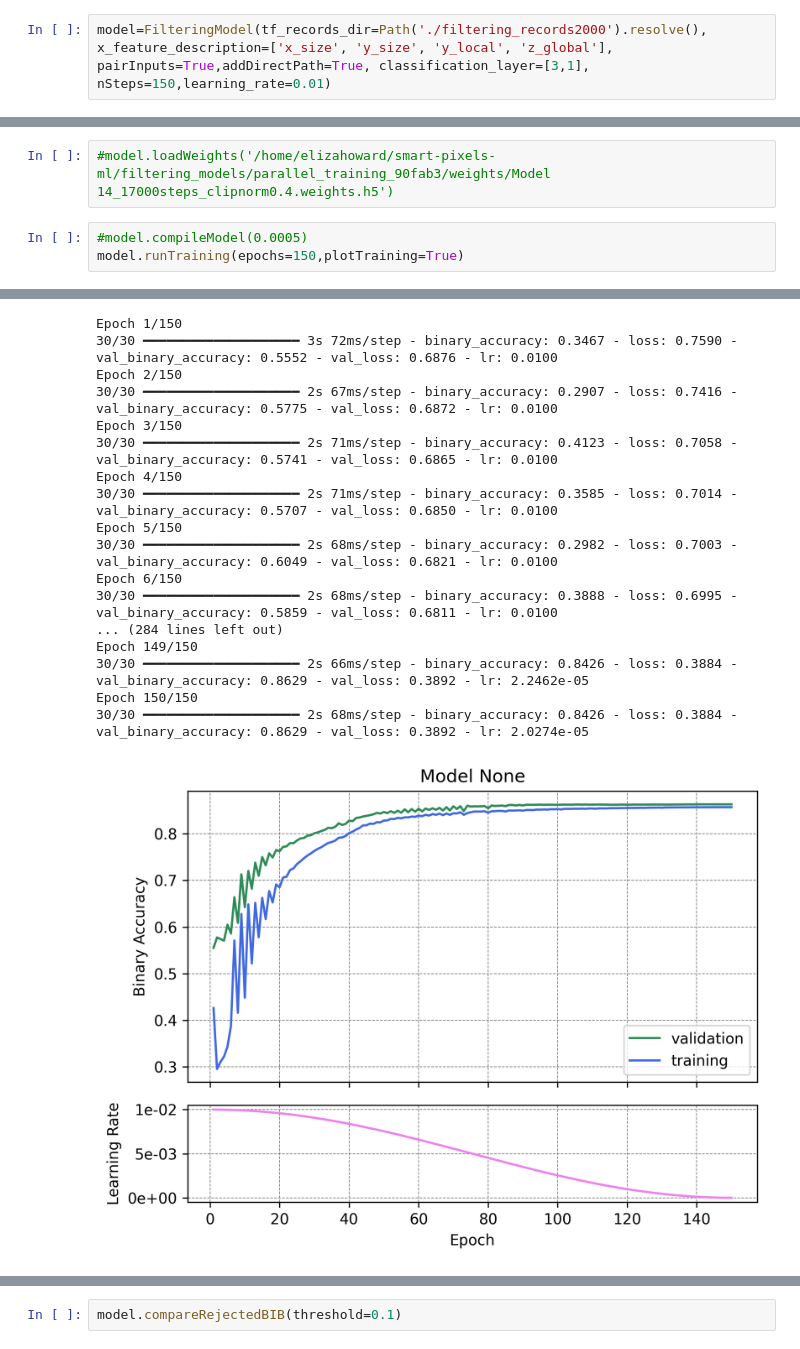
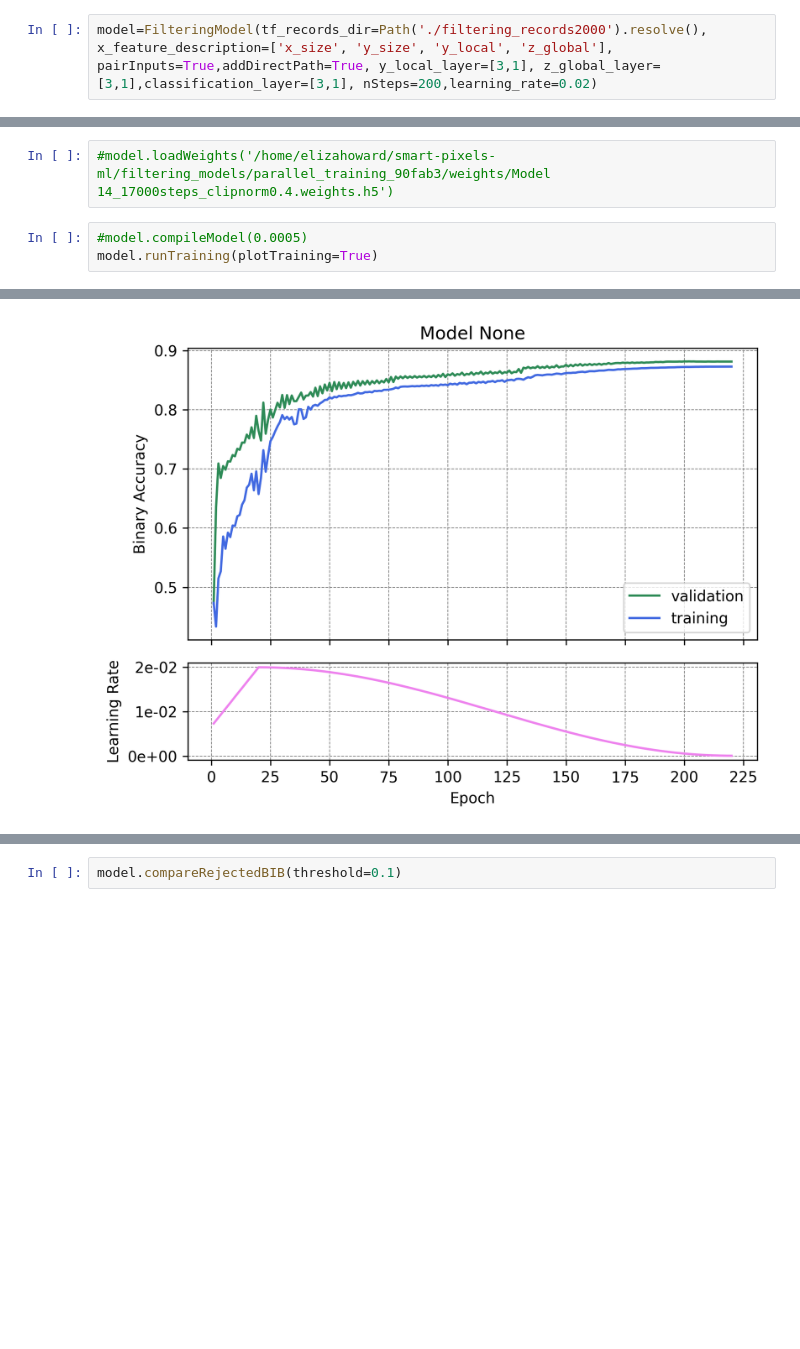
Before and after one commit to elizahoward/smart-pixels-ml, a Jupyter notebook: filtering_models/train_filtering_models.ipynb, the cells around one changed output, grey strips where cells are left out. Cells and saved outputs as stored; diff of their text form; blank space fills up the shorter version.

```diff
--- a/filtering_models/train_filtering_models.ipynb
+++ b/filtering_models/train_filtering_models.ipynb
@@ -16,5 +16,5 @@ E0000 00:00:1747347278.556109 3568624 cuda_blas.cc:1418] Unable to register cuBL
 To enable the following instructions: AVX2 AVX512F AVX512_VNNI FMA, in other operations, rebuild TensorFlow with the appropriate compiler flags.
 # %%
-model=FilteringModel(tf_records_dir=Path('./filtering_records2000').resolve(), x_feature_description=['x_size', 'y_size', 'y_local', 'z_global'], pairInputs=True,addDirectPath=True, classification_layer=[3,1], nSteps=150,learning_rate=0.01)
+model=FilteringModel(tf_records_dir=Path('./filtering_records2000').resolve(), x_feature_description=['x_size', 'y_size', 'y_local', 'z_global'], pairInputs=True,addDirectPath=True, y_local_layer=[3,1], z_global_layer=[3,1],classification_layer=[3,1], nSteps=200,learning_rate=0.02)
 # %% [output]
 WARNING:root:Quantization is False in data generator. This may affect model performance.
@@ -48,5 +48,5 @@ Compiling model with learning rate: 0.01
 #model.loadWeights('/home/elizahoward/smart-pixels-ml/filtering_models/parallel_training_90fab3/weights/Model 14_17000steps_clipnorm0.4.weights.h5')
 # %%
 #model.compileModel(0.0005)
-model.runTraining(epochs=150,plotTraining=True)
+model.runTraining(plotTraining=True)
 # %% [output]
@@ -54,21 +70,4 @@ model.runTraining(epochs=150,plotTraining=True)
-Epoch 1/150
-30/30 ━━━━━━━━━━━━━━━━━━━━ 3s 72ms/step - binary_accuracy: 0.3467 - loss: 0.7590 - val_binary_accuracy: 0.5552 - val_loss: 0.6876 - lr: 0.0100
-Epoch 2/150
-30/30 ━━━━━━━━━━━━━━━━━━━━ 2s 67ms/step - binary_accuracy: 0.2907 - loss: 0.7416 - val_binary_accuracy: 0.5775 - val_loss: 0.6872 - lr: 0.0100
-Epoch 3/150
-30/30 ━━━━━━━━━━━━━━━━━━━━ 2s 71ms/step - binary_accuracy: 0.4123 - loss: 0.7058 - val_binary_accuracy: 0.5741 - val_loss: 0.6865 - lr: 0.0100
-Epoch 4/150
-30/30 ━━━━━━━━━━━━━━━━━━━━ 2s 71ms/step - binary_accuracy: 0.3585 - loss: 0.7014 - val_binary_accuracy: 0.5707 - val_loss: 0.6850 - lr: 0.0100
-Epoch 5/150
-30/30 ━━━━━━━━━━━━━━━━━━━━ 2s 68ms/step - binary_accuracy: 0.2982 - loss: 0.7003 - val_binary_accuracy: 0.6049 - val_loss: 0.6821 - lr: 0.0100
-Epoch 6/150
-30/30 ━━━━━━━━━━━━━━━━━━━━ 2s 68ms/step - binary_accuracy: 0.3888 - loss: 0.6995 - val_binary_accuracy: 0.5859 - val_loss: 0.6811 - lr: 0.0100
-... (284 lines left out)
-Epoch 149/150
-30/30 ━━━━━━━━━━━━━━━━━━━━ 2s 66ms/step - binary_accuracy: 0.8426 - loss: 0.3884 - val_binary_accuracy: 0.8629 - val_loss: 0.3892 - lr: 2.2462e-05
-Epoch 150/150
-30/30 ━━━━━━━━━━━━━━━━━━━━ 2s 68ms/step - binary_accuracy: 0.8426 - loss: 0.3884 - val_binary_accuracy: 0.8629 - val_loss: 0.3892 - lr: 2.0274e-05
-[figure, old version]
+[figure, new version]
 # %%
 model.plotROCcurve()
 # %% [output]
```
Also changed, not shown: parts of 6 cells of this notebook, 3 other files.
